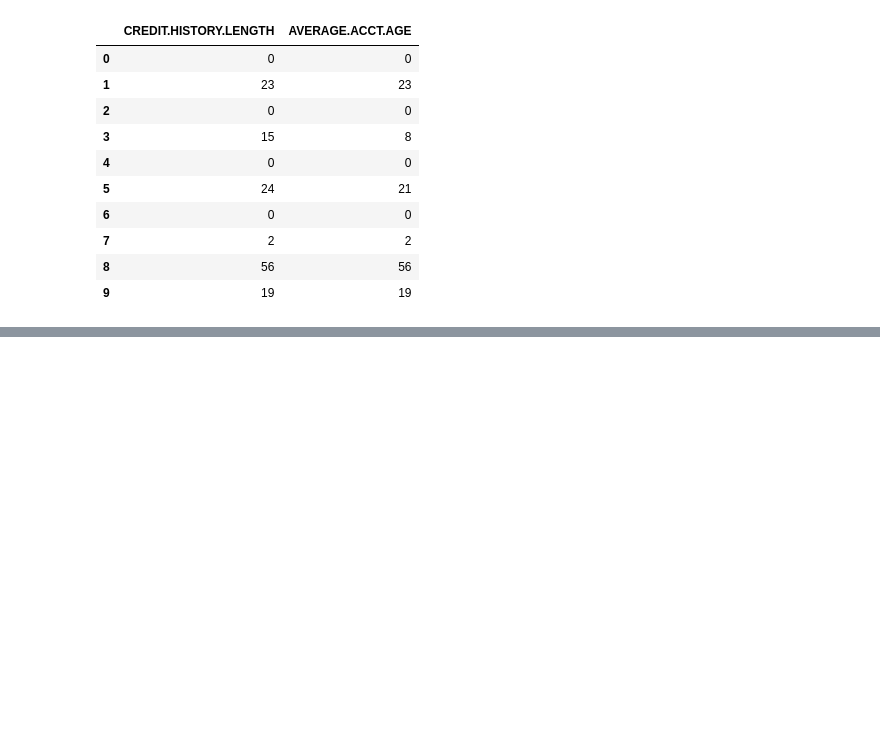
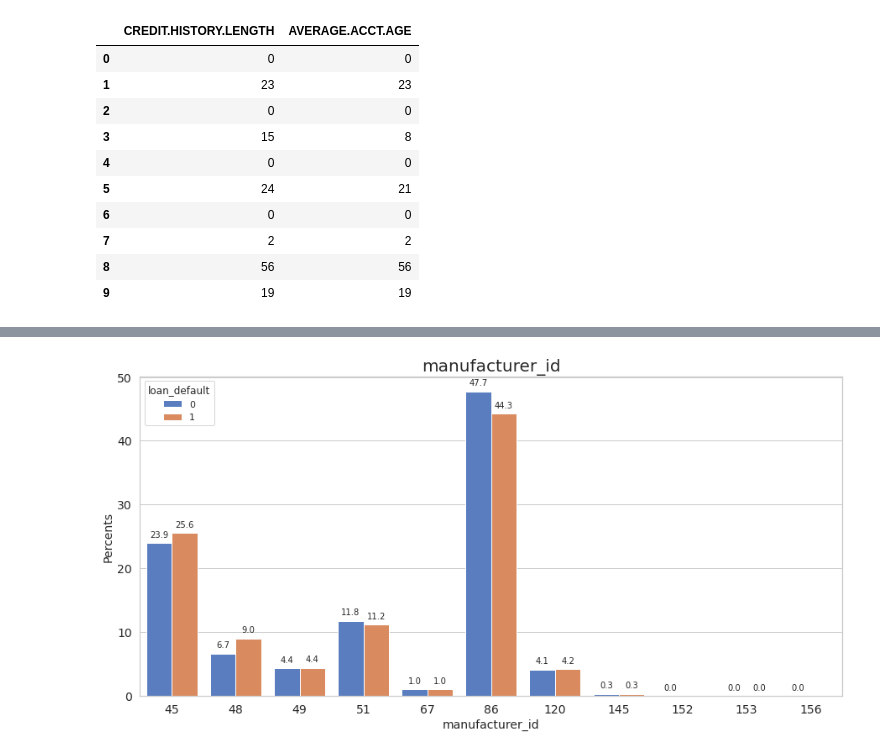
Before and after one commit to blnglishPlease/LCSM, a Jupyter notebook: LTFS/LTFS_EDA.ipynb, the cells around one changed output, grey strips where cells are left out. Drawn from its saved outputs; the diff is of its cells as text; code cells hidden in the pictures; blank space fills up the shorter version.

```diff
--- a/LTFS/LTFS_EDA.ipynb
+++ b/LTFS/LTFS_EDA.ipynb
@@ -22,0 +63,29 @@ data_dict = pd.read_excel("data/data_dict.xlsx")
+# %%
+def draw_bar(feature, rot=0):
+  norm = (df.groupby(['loan_default'])[feature].value_counts(normalize=True).mul(100).rename('percent').reset_index().sort_values(feature))
+  fig = plt.figure(figsize=(15, 7))
+  sns.set_style('whitegrid')
+
+  ax = sns.barplot(
+      x=feature,
+      y = 'percent',
+      data=norm,
+      hue='loan_default',
+      palette="muted")
+
+  for p in ax.patches:
+    percentage = f'{p.get_height():.1f}'
+    ax.annotate(percentage,
+                (p.get_x() + p.get_width() / 2., p.get_height()),
+                ha='center',
+                va='center',
+                xytext=(0, 10),
+                textcoords='offset points',
+                fontsize=10)
+
+  plt.title(feature, fontsize=20)
+  plt.xlabel(feature, fontsize=14)
+  plt.ylabel('Percents', fontsize=14)
+  plt.xticks(fontsize=14, rotation=rot)
+  plt.yticks(fontsize=14)
+  plt.show()
@@ -242,0 +430,4 @@ df = df.drop(['Employment.Type'], axis=1)
+# %%
+draw_bar('manufacturer_id')
+# %% [output]
+[figure, added]
```
Also changed, not shown: parts of 93 cells of this notebook.
